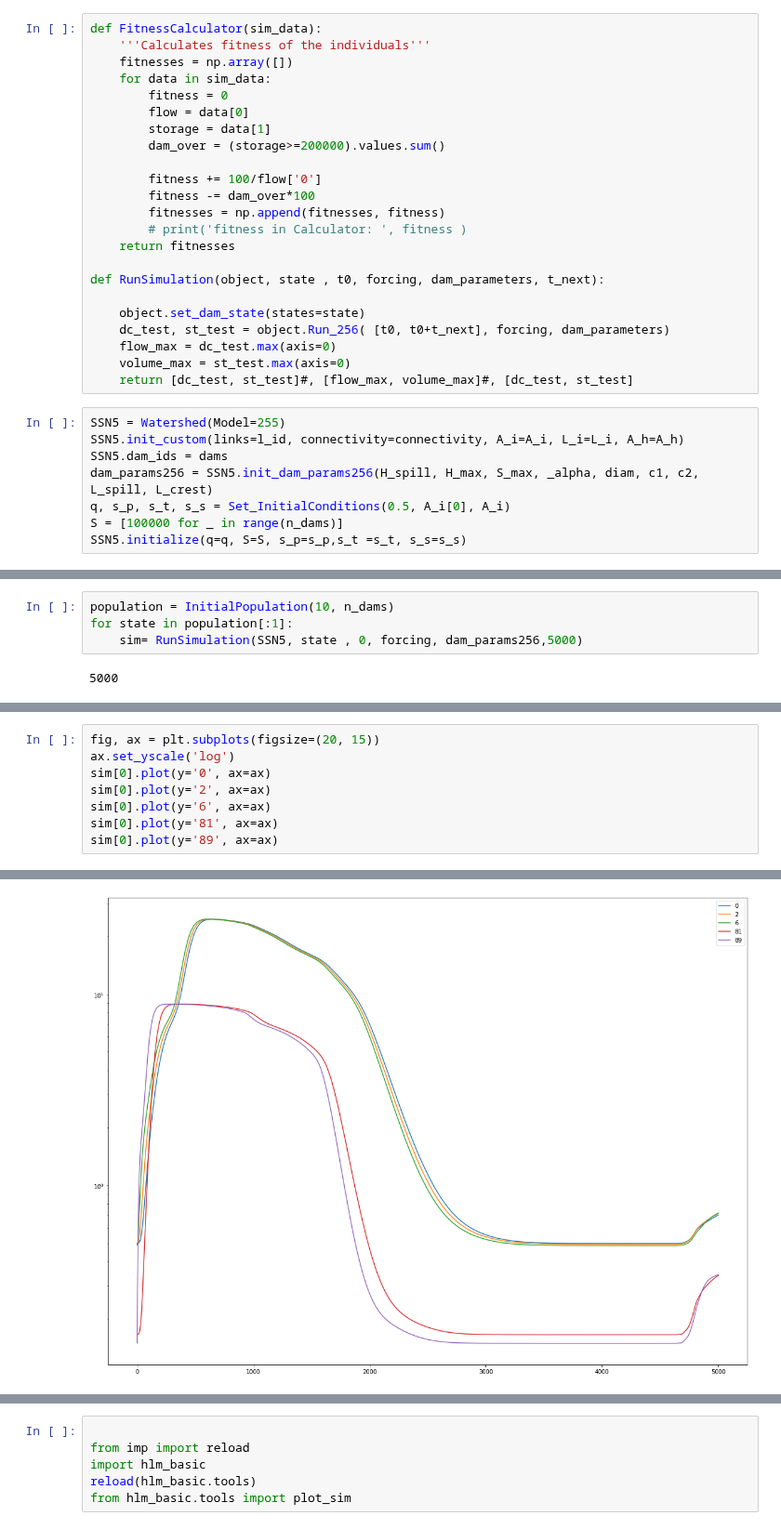
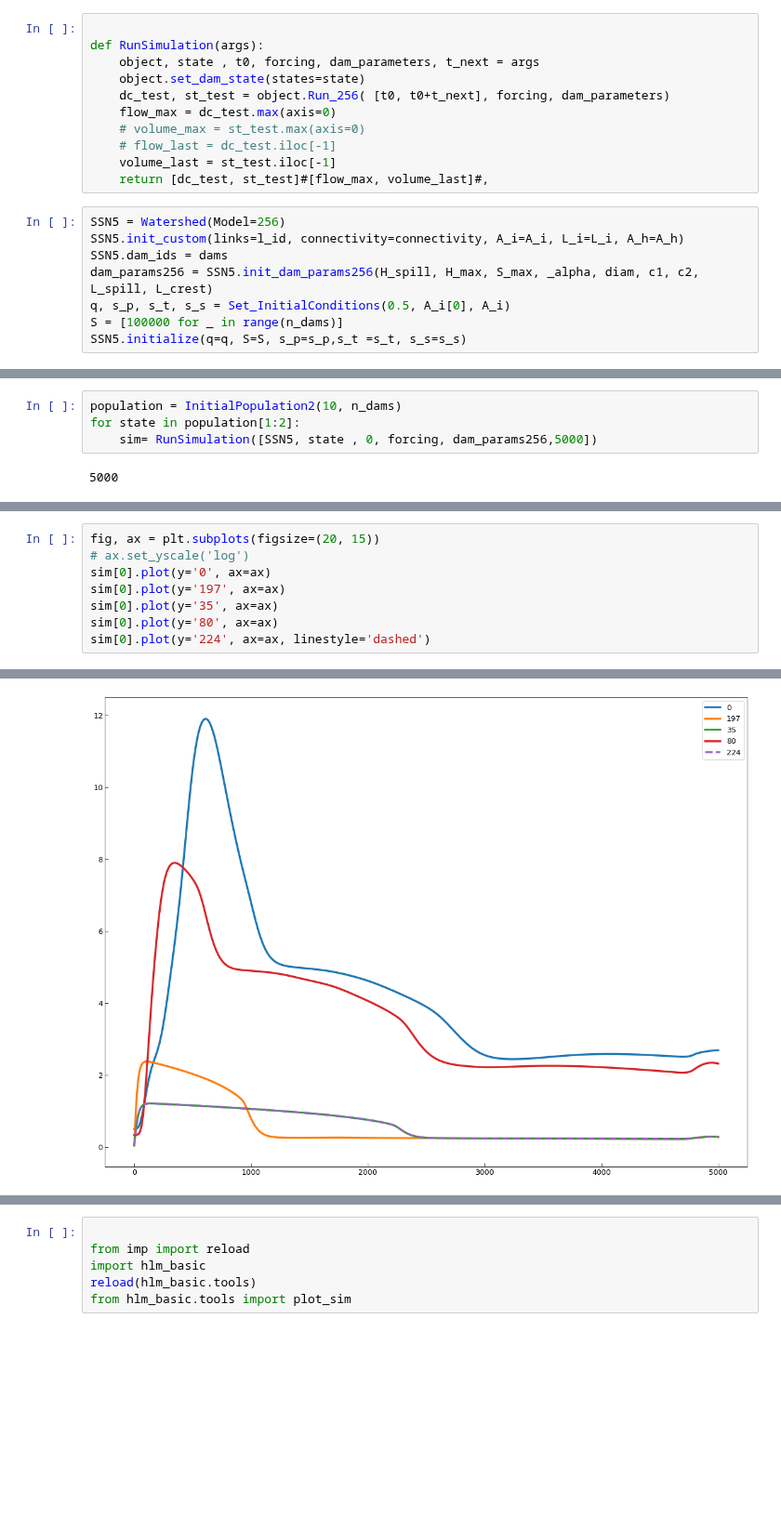
Before and after one commit to gurbuzf/DamStudy, a Jupyter notebook: dam_operation/simulations_test.ipynb, the cells around one changed output, grey strips where cells are left out. Shown at 93% size. Cells and saved outputs as stored; diff of their text form; blank space fills up the shorter version.

```diff
--- a/dam_operation/simulations_test.ipynb
+++ b/dam_operation/simulations_test.ipynb
@@ -122,28 +88,16 @@ def FitnessCalculator1(sim_data):
 # %%
-def FitnessCalculator(sim_data):
-    '''Calculates fitness of the individuals'''
-    fitnesses = np.array([])
-    for data in sim_data:
-        fitness = 0
-        flow = data[0]
-        storage = data[1]
-        dam_over = (storage>=200000).values.sum()
 
-        fitness += 100/flow['0']
-        fitness -= dam_over*100
-        fitnesses = np.append(fitnesses, fitness)
-        # print('fitness in Calculator: ', fitness )
-    return fitnesses
-
-def RunSimulation(object, state , t0, forcing, dam_parameters, t_next):
-
+def RunSimulation(args):
+    object, state , t0, forcing, dam_parameters, t_next = args
     object.set_dam_state(states=state)
     dc_test, st_test = object.Run_256( [t0, t0+t_next], forcing, dam_parameters)
     flow_max = dc_test.max(axis=0)
-    volume_max = st_test.max(axis=0)
-    return [dc_test, st_test]#, [flow_max, volume_max]#, [dc_test, st_test]
+    # volume_max = st_test.max(axis=0)
+    # flow_last = dc_test.iloc[-1]
+    volume_last = st_test.iloc[-1]
+    return [dc_test, st_test]#[flow_max, volume_last]#,
 # %%
-SSN5 = Watershed(Model=255)
+SSN5 = Watershed(Model=256)
 SSN5.init_custom(links=l_id, connectivity=connectivity, A_i=A_i, L_i=L_i, A_h=A_h)
 SSN5.dam_ids = dams
 dam_params256 = SSN5.init_dam_params256(H_spill, H_max, S_max, _alpha, diam, c1, c2, L_spill, L_crest)
@@ -155,6 +109,6 @@ Model 255 (254 with_dams) is being used!
 # %%
-population = InitialPopulation(10, n_dams)
-for state in population[:1]:
-    sim= RunSimulation(SSN5, state , 0, forcing, dam_params256,5000)
+population = InitialPopulation2(10, n_dams)
+for state in population[1:2]:
+    sim= RunSimulation([SSN5, state , 0, forcing, dam_params256,5000])
 # %% [output]
 5000
@@ -198,11 +125,11 @@ np.where(np.all(population==[0, 0, 1, 0, 0, 0, 1, 1, 1, 1, 1, 1, 1, 0, 0, 0, 1,
 # %%
 fig, ax = plt.subplots(figsize=(20, 15))
-ax.set_yscale('log')
+# ax.set_yscale('log')
 sim[0].plot(y='0', ax=ax)
-sim[0].plot(y='2', ax=ax)
-sim[0].plot(y='6', ax=ax)
-sim[0].plot(y='81', ax=ax)
-sim[0].plot(y='89', ax=ax)
+sim[0].plot(y='197', ax=ax)
+sim[0].plot(y='35', ax=ax)
+sim[0].plot(y='80', ax=ax)
+sim[0].plot(y='224', ax=ax, linestyle='dashed')
 # %% [output]
 <matplotlib.axes._subplots.AxesSubplot at 0x...>
-[figure, old version]
+[figure, new version]
```
Also changed, not shown: parts of 20 cells of this notebook, 3 other files.
